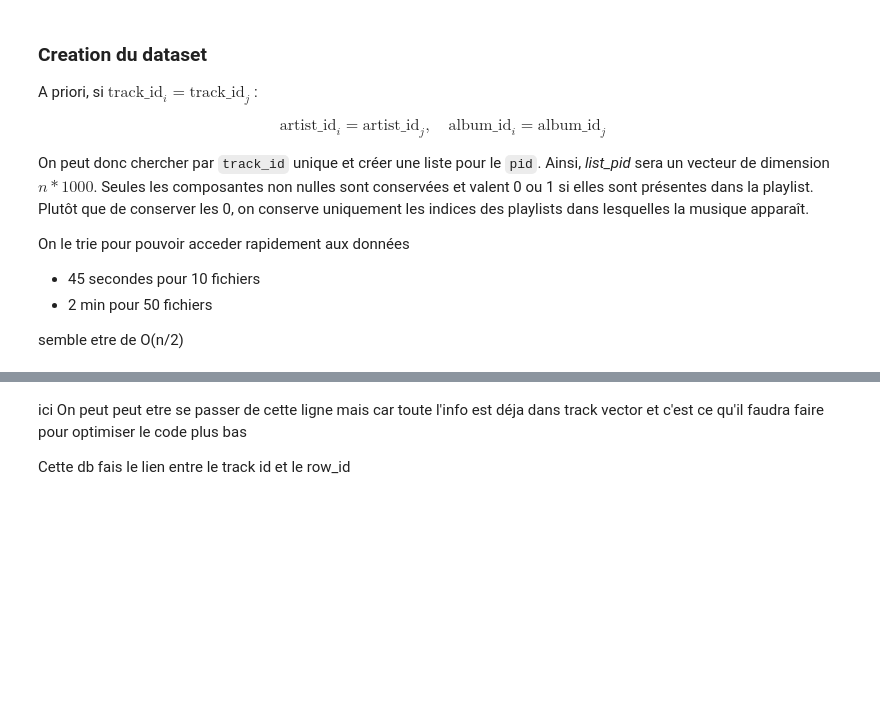
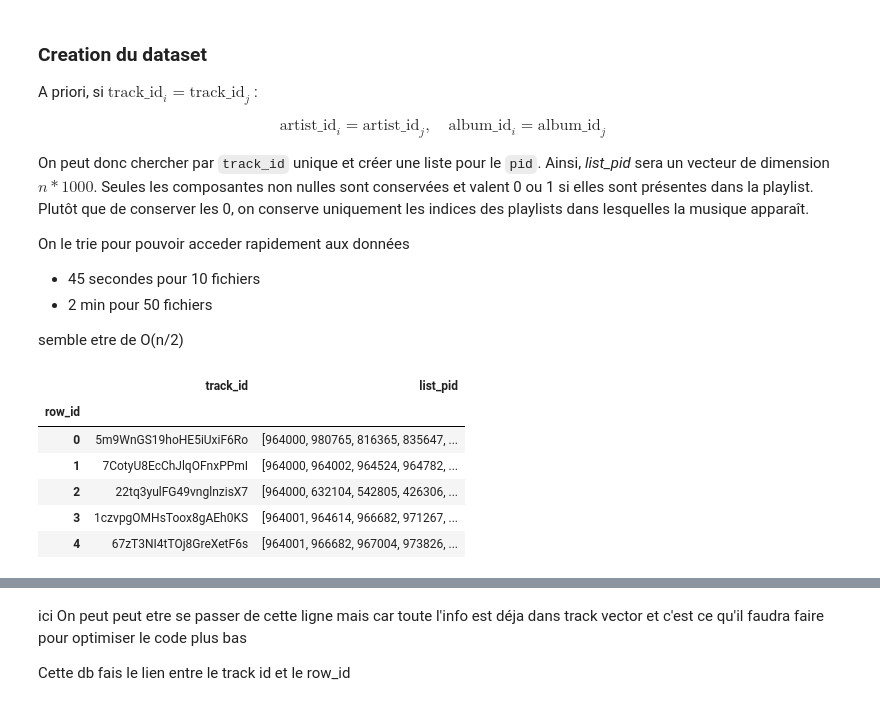
Before and after one commit to rmcvid/infoh600_projet, a Jupyter notebook: main.ipynb, the cells around one changed output, grey strips where cells are left out. Drawn from its saved outputs; the diff is of its cells as text; code cells hidden in the pictures; blank space fills up the shorter version.

```diff
--- a/main.ipynb
+++ b/main.ipynb
@@ -442,0 +444,10 @@ inverse_mapping = {v: k for k, v in mapping.items()}
+# %%
+df_tracks_vectors.head()
+# %% [output]
+|  | track_id | list_pid |
+| row_id |  |  |
+| 0 | 5m9WnGS19hoHE5iUxiF6Ro | [964000, 980765, 816365, 835647, ... |
+| 1 | 7CotyU8EcChJlqOFnxPPmI | [964000, 964002, 964524, 964782, ... |
+| 2 | 22tq3yulFG49vnglnzisX7 | [964000, 632104, 542805, 426306, ... |
+| 3 | 1czvpgOMHsToox8gAEh0KS | [964001, 964614, 966682, 971267, ... |
+| 4 | 67zT3NI4tTOj8GreXetF6s | [964001, 966682, 967004, 973826, ... |
```
Also changed, not shown: parts of 7 cells of this notebook, 2 other files.
